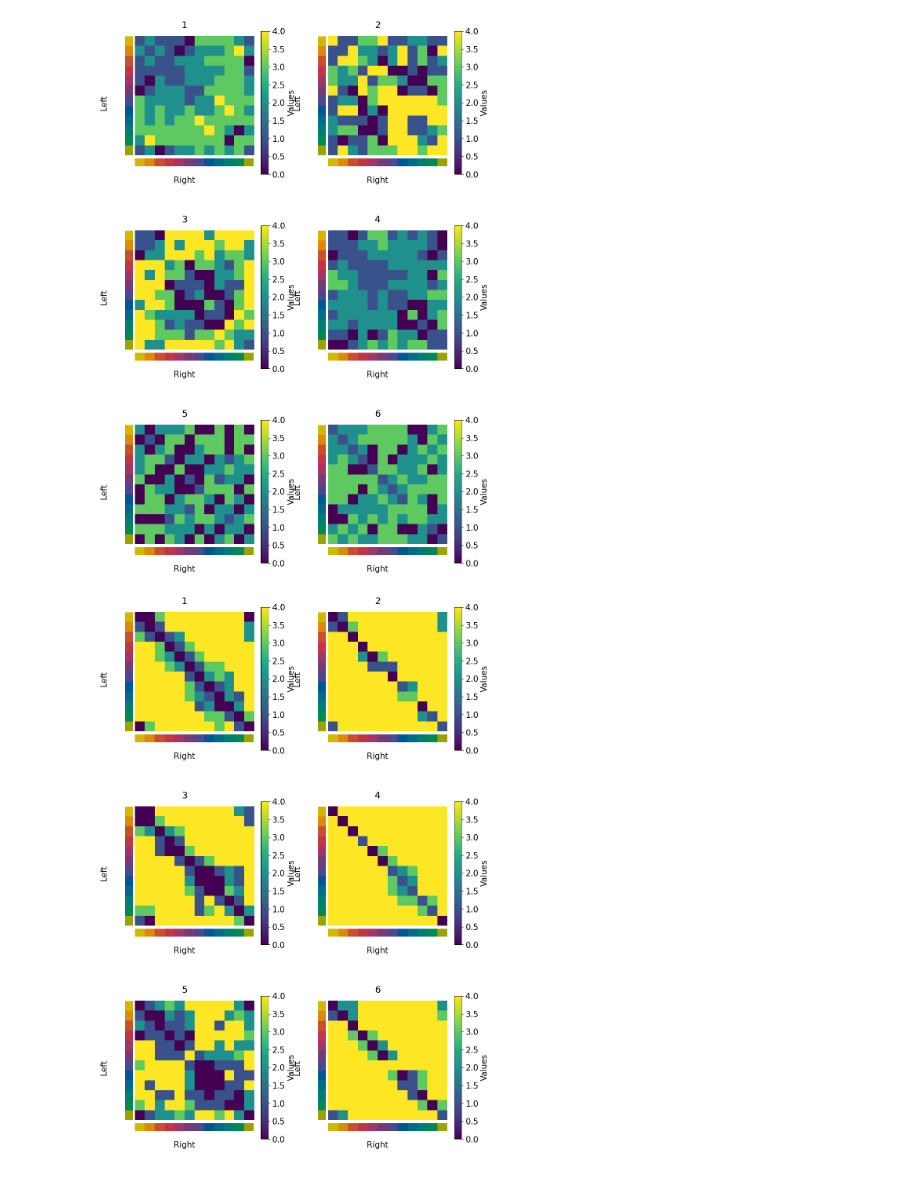
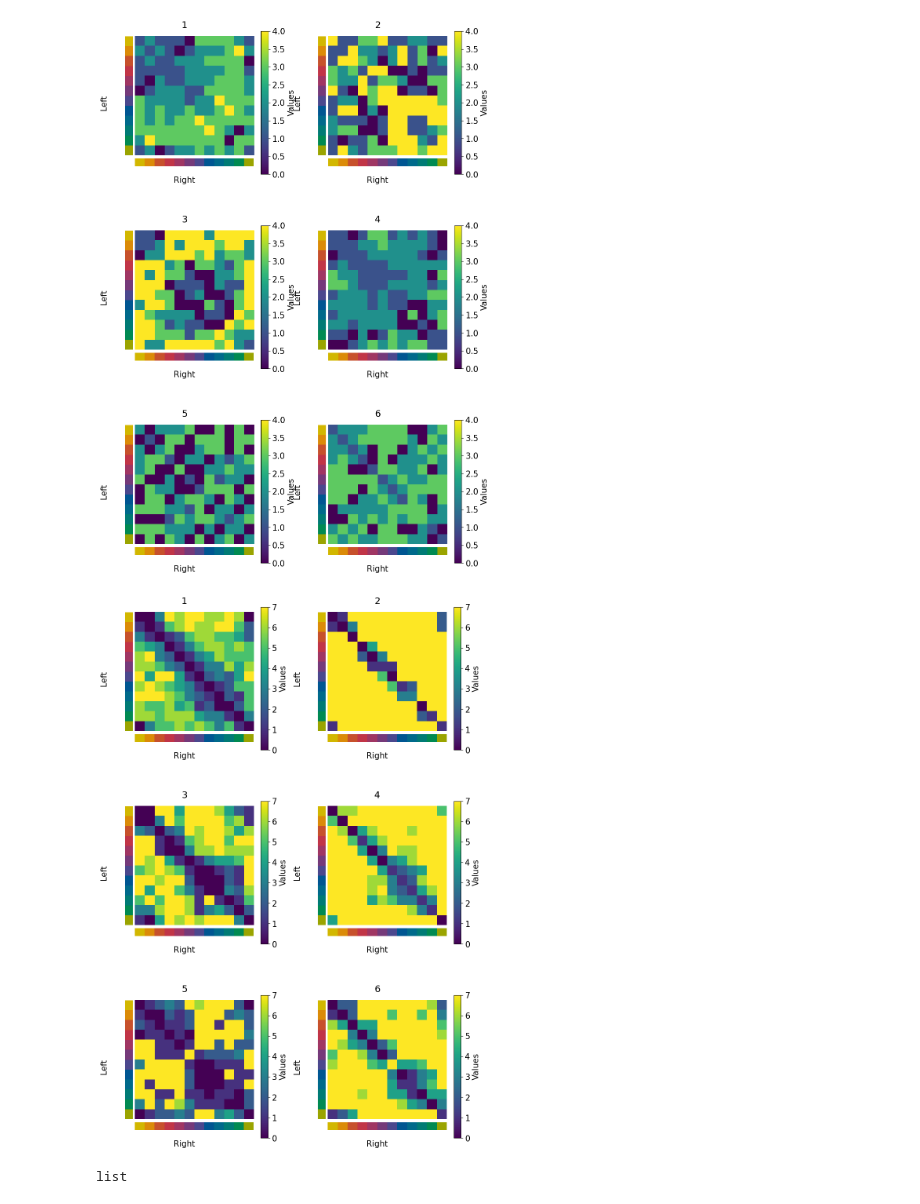
Before and after one commit to MtKana/preference_rating_GWOT, a Jupyter notebook: 20250302_preference_distance.ipynb, the cells around one changed output. Saved outputs shown, nothing was run; the diff lists cells and outputs as text; code cells hidden in the pictures.

```diff
--- a/20250302_preference_distance.ipynb
+++ b/20250302_preference_distance.ipynb
@@ -19,6 +19,10 @@ response_type = 'similarity'
 subject_matrices_similarity = load_csv_to_matrix_batch(folder_path, response_type, colour_index, matrix_size)
 subject_matrices_similarity_distance = compute_color_similarity_distance_batch(subject_matrices_similarity)
 # %%
-show_heatmaps(vmin_val=0, vmax_val=4, matrices=list(subject_matrices_similarity_distance[0:7]), titles=list(['1', '2', '3', '4', '5', '6']), nrows=3, ncols=2, cbar_label="Values", color_labels=unique_colours)
+show_heatmaps(vmin_val=0, vmax_val=7, matrices=list(subject_matrices_similarity_distance[0:7]), titles=list(['1', '2', '3', '4', '5', '6']), nrows=3, ncols=2, cbar_label="Values", color_labels=unique_colours)
 # %% [output]
-[figure, old version]
+[figure, new version]
+# %%
+type(subject_matrices_similarity)
+# %% [output]
+list
```
Also changed, not shown: 12 other files.
